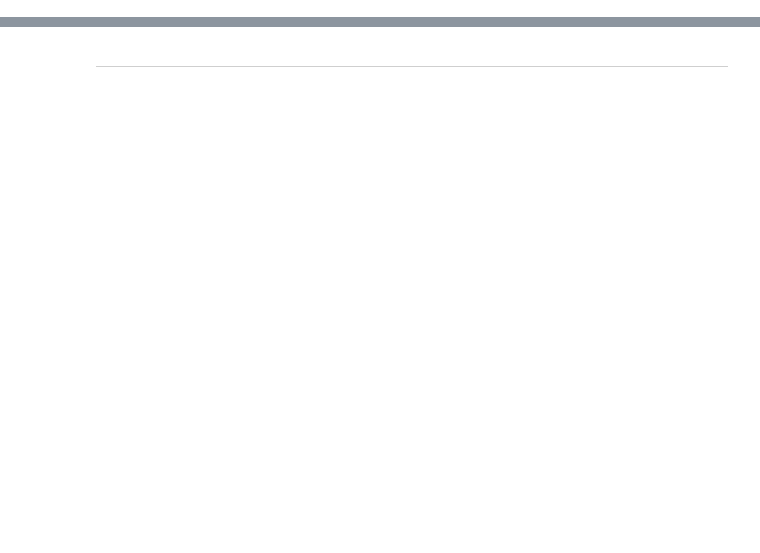
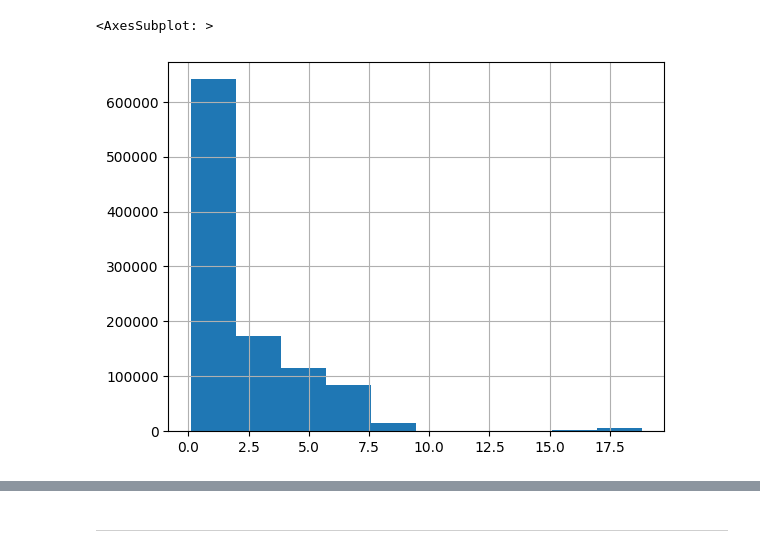
Before and after one commit to penguin-prg/child-mind-institute-detect-sleep-states, a Jupyter notebook: train/postprocess.ipynb, the cells around one changed output, grey strips where cells are left out. Saved outputs shown, nothing was run; the diff lists cells and outputs as text; code cells hidden in the pictures; blank space fills up the shorter version.

```diff
--- a/train/postprocess.ipynb
+++ b/train/postprocess.ipynb
@@ -164,0 +71,20 @@ KeyboardInterrupt:
+# %%
+dfs = []
+for (sid, _), df in tqdm(train.groupby(["series_id", "event"])):
+    step_df = pd.read_parquet(f"{CFG['dataset']['step_csv_dir']}/{sid}.parquet")
+
+    df = df.merge(step_df[["step", "timestamp"]], on="step", how="right")
+    df["switch"] = df["timestamp"].str[11:19] == "13:00:00"
+    df["day"] = df["switch"].cumsum()
+    for _, day_df in df.groupby("day"):
+        day_df = day_df.reset_index(drop=True)
+        if day_df["score"].max() > 2:
+            max_idx = day_df["score"].argmax()
+            day_df.loc[max_idx, "score"] += 10
+        dfs.append(day_df.dropna(subset=["score"]))
+# %%
+train = pd.concat(dfs).reset_index(drop=True)
+train["score"].hist()
+# %% [output]
+<AxesSubplot: >
+[figure, added]
```
Also changed, not shown: parts of 7 cells of this notebook.
